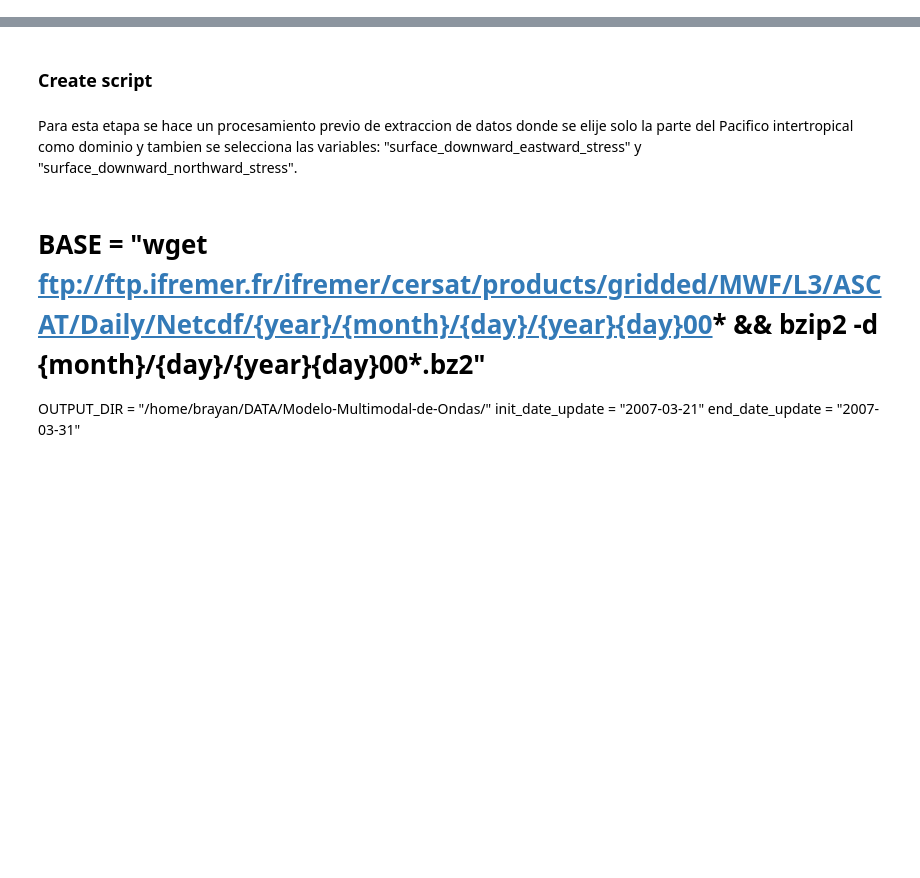
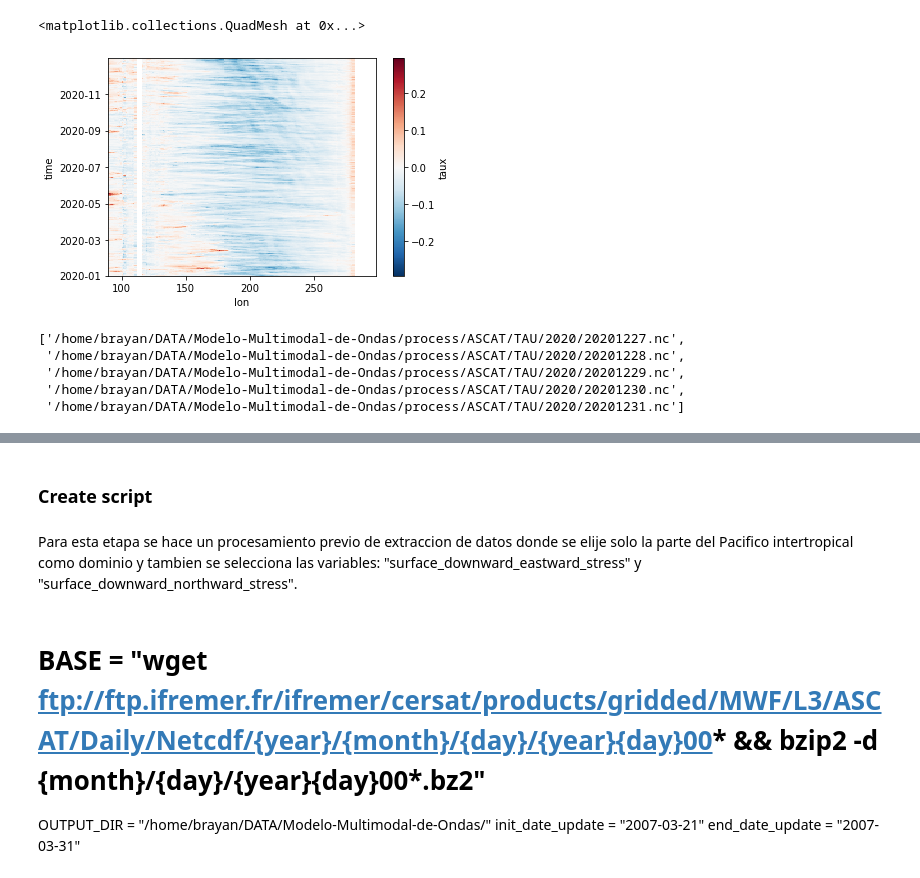
Before and after one commit to midnightsun10/Modelo-Multimodal-de-Ondas-, a Jupyter notebook: raw_data/Prueba_raw_data.ipynb, the cells around one changed output, grey strips where cells are left out. Saved outputs shown, nothing was run; the diff lists cells and outputs as text; code cells hidden in the pictures; blank space fills up the shorter version.

```diff
--- a/raw_data/Prueba_raw_data.ipynb
+++ b/raw_data/Prueba_raw_data.ipynb
@@ -0,0 +138,5 @@
+# %%
+prueba_ASCAT.taux.sel(lat=slice(-2.5,2.5)).mean("lat").plot()
+# %% [output]
+<matplotlib.collections.QuadMesh at 0x...>
+[figure, added]
@@ -0,0 +147,8 @@
+# %%
+file_ascat_2000[-5:]
+# %% [output]
+['/home/brayan/DATA/Modelo-Multimodal-de-Ondas/process/ASCAT/TAU/2020/20201227.nc',
+ '/home/brayan/DATA/Modelo-Multimodal-de-Ondas/process/ASCAT/TAU/2020/20201228.nc',
+ '/home/brayan/DATA/Modelo-Multimodal-de-Ondas/process/ASCAT/TAU/2020/20201229.nc',
+ '/home/brayan/DATA/Modelo-Multimodal-de-Ondas/process/ASCAT/TAU/2020/20201230.nc',
+ '/home/brayan/DATA/Modelo-Multimodal-de-Ondas/process/ASCAT/TAU/2020/20201231.nc']
```
Also changed, not shown: parts of 106 cells of this notebook, 7 other files.
